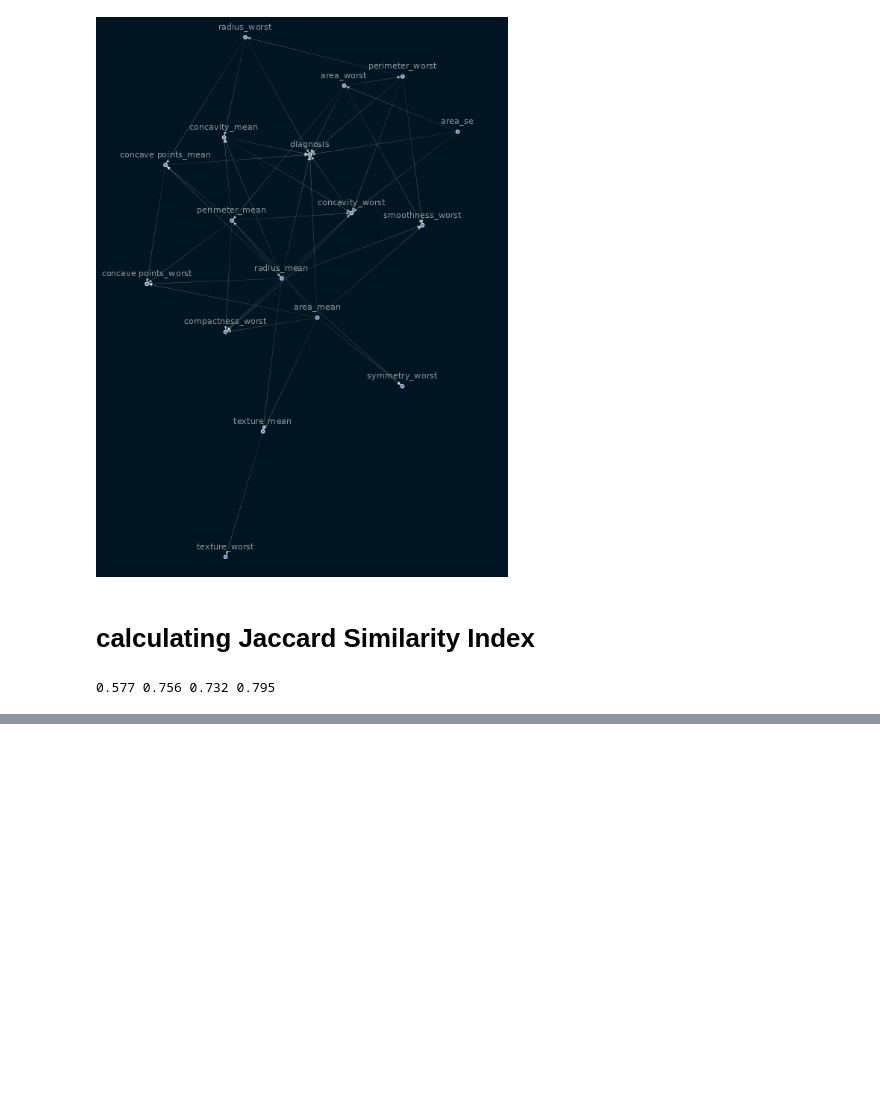
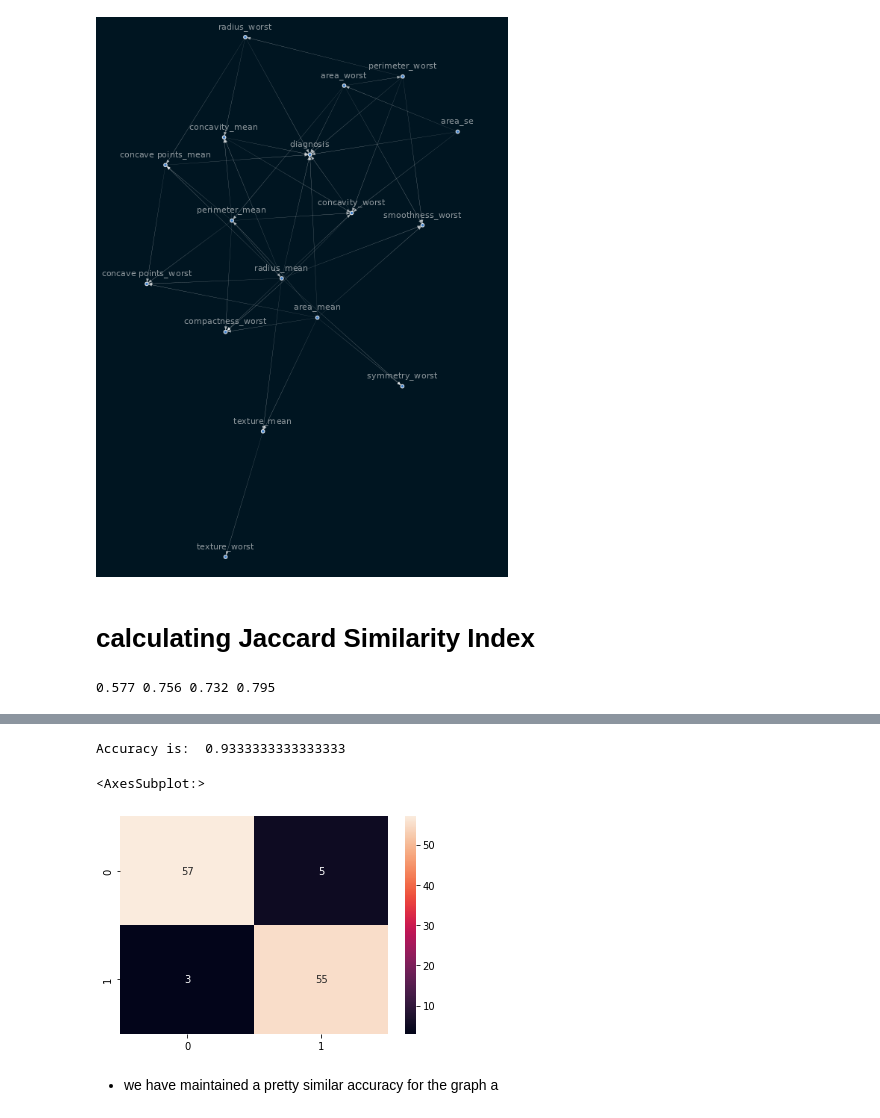
Before and after one commit to sam23121/Breast_cancer, a Jupyter notebook: notebooks/causal.ipynb, the cells around one changed output, grey strips where cells are left out. Drawn from its saved outputs; the diff is of its cells as text; code cells hidden in the pictures; blank space fills up the shorter version.

```diff
--- a/notebooks/causal.ipynb
+++ b/notebooks/causal.ipynb
@@ -142,0 +244,26 @@ print(similarity, similarity2, similarity3, similarity4)
+# %%
+from sklearn.model_selection import train_test_split
+from sklearn.ensemble import RandomForestClassifier
+from sklearn.metrics import f1_score,confusion_matrix
+from sklearn.metrics import accuracy_score
+
+y = train['diagnosis']
+X = train[['radius_mean','area_mean','concavity_mean','concave points_mean', 'radius_worst','area_worst','concavity_worst']]
+
+# split data train 70 % and test 30 %
+x_train, x_test, y_train, y_test = train_test_split(X, y, test_size=0.3 )
+
+#random forest classifier with n_estimators=10 (default)
+clf_rf = RandomForestClassifier()
+clr_rf = clf_rf.fit(x_train,y_train)
+
+ac = accuracy_score(y_test,clf_rf.predict(x_test))
+print('Accuracy is: ',ac)
+cm = confusion_matrix(y_test,clf_rf.predict(x_test))
+sns.heatmap(cm,annot=True,fmt="d")
+# %% [output]
+Accuracy is:  0.9333333333333333
+<AxesSubplot:>
+[figure, added]
+# %% [markdown]
+- we have maintained a pretty similar accuracy for the graph a
```
Also changed, not shown: parts of 11 cells of this notebook.
